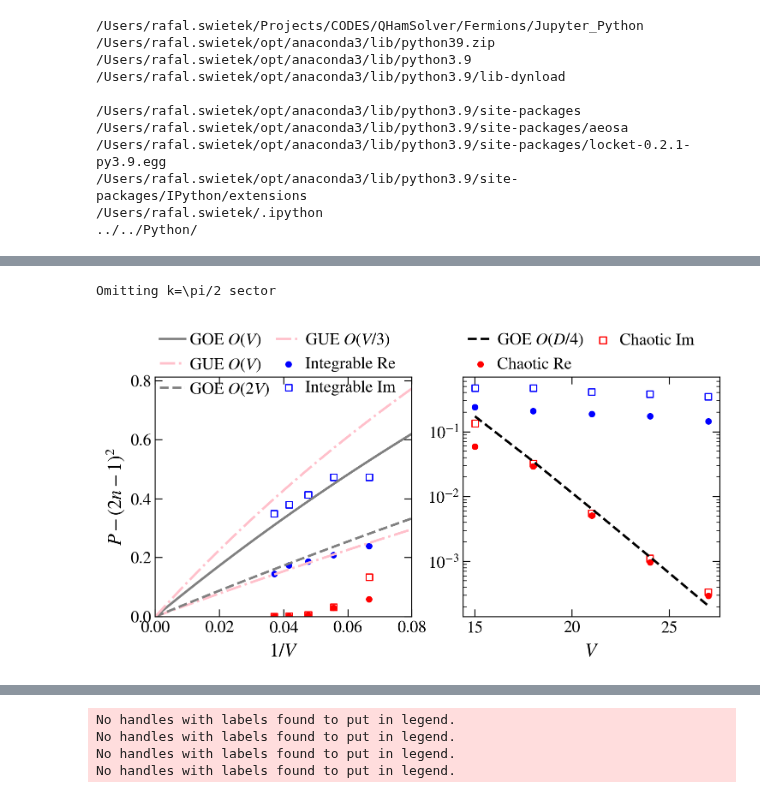
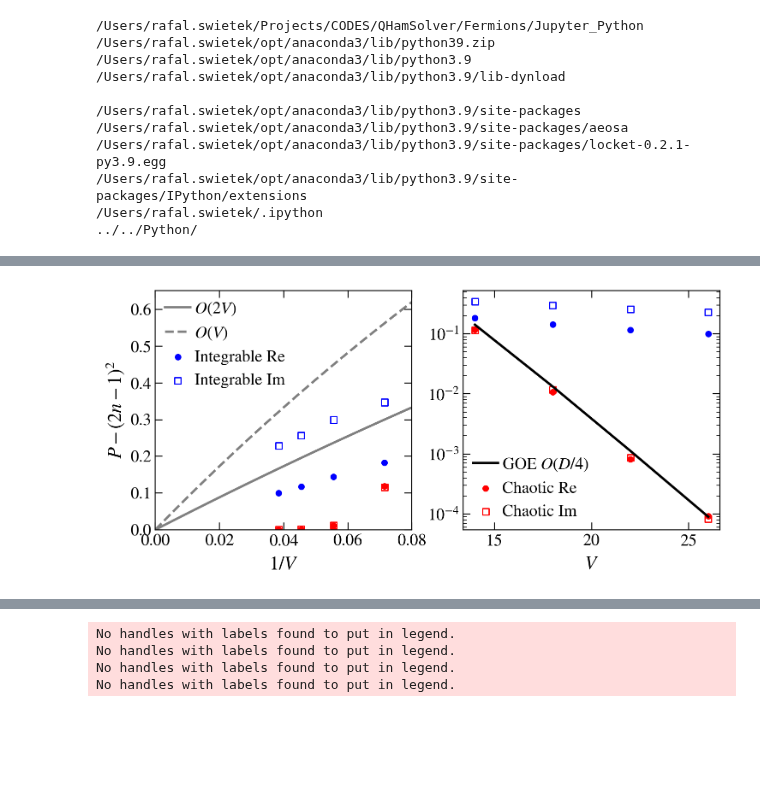
Before and after one commit to Rafal-Swietek/QHamSolver, a Jupyter notebook: Fermions/Jupyter_Python/entropy.ipynb, the cells around one changed output, grey strips where cells are left out. Cells and saved outputs as stored; diff of their text form; code cells hidden in the pictures; blank space fills up the shorter version.

```diff
--- a/Fermions/Jupyter_Python/entropy.ipynb
+++ b/Fermions/Jupyter_Python/entropy.ipynb
@@ -156,11 +156,11 @@ mu=1
 
 fig, axis = plt.subplots( nrows=1, ncols=1, figsize=(5,4), dpi = 200, sharey=True)
 
-n = 1/2
+nx = 1/2
 
-for iin, n in enumerate( [1/2] ):
+for iin, n in enumerate( [nx] ):
     f = 1
-    sizes = np.arange(14, 27, 2) if n == 1/2 else np.arange(15, 28, 3)
+    sizes = np.arange(14, 27, 2) if n == 1/2 else np.arange(15, 29, 3)
 
 
     NonGauss_int = np.zeros(sizes.shape)
@@ -174,7 +174,8 @@ for iin, n in enumerate( [1/2] ):
 
         dim_tot = 0
         dim_tot2 = 0
-        for [ks, ps, zxs] in imag_sec:
+        for [ks, ps, zxs] in real_sec+imag_sec:
+        # for [ks, ps, zxs] in real_sec:
         # for [ks, ps, zxs] in [ [1,1,1] ]:
             factor = 1 if ks == 0 or ks == L / 2 else 2
             V1 = 1.1
@@ -227,8 +228,8 @@ for iin, n in enumerate( [1/2] ):
         NonGauss_int[iiL] /= dim_tot
         NonGauss_ch[iiL] /= dim_tot2
         print(dim_tot, binom(L, N))
-    axis.scatter(sizes, 1 - NonGauss_int, s=30, label='Integrable', color='blue', marker='s' if iin else 'o', facecolor='None' if iin else 'blue')
-    axis.scatter(sizes, 1 - NonGauss_ch,  s=30, label='Chaotic'   , color='red',  marker='s' if iin else 'o', facecolor='None' if iin else 'red')
+    axis.scatter(sizes, 1 - NonGauss_int, s=50, label='Integrable', color='blue', marker='s' if iin else 'o', facecolor='None' if iin else 'blue')
+    axis.scatter(sizes, 1 - NonGauss_ch,  s=50, label='Chaotic'   , color='red',  marker='s' if iin else 'o', facecolor='None' if iin else 'red')
 
 # print(1 - NonGauss_ch)
 
@@ -236,8 +237,8 @@ for iin, n in enumerate( [1/2] ):
 # z = np.linspace(min(sizes)-1, max(sizes)+1, 1000)
 # axis.plot(z, 1-NonGaussianity(0.4/z, n=10, ens=1), ls='--', color='gray', lw=2)
 # axis.plot(z, 1-NonGaussianity(1/3/z, n=20, ens=1), ls='--', color='gray', lw=2, label=r"GUE $O(L/2)$")
-axis.plot(sizes, 1 - NonGaussianity( dims/9, n=4, ens=0), ls='-.', color='orange', lw=2, label=r"GOE $O(D/9)$")
-axis.plot(sizes, 1 - NonGaussianity( dims/16, n=4, ens=1), ls='--', color='green', lw=2, label=r"GUE $O(D/16)$")
+axis.plot(sizes, 1 - NonGaussianity( dims/10, n=4, ens=0), ls='-.', color='k', lw=2, label=r"GOE $O(D/10)$")
+# axis.plot(sizes, 1 - NonGaussianity( dims/16, n=4, ens=1), ls='--', color='green', lw=2, label=r"GUE $O(D/16)$")
 # axis.plot(z, 1-NonGaussianity(0.1 * 2**(1/z), n=2, ens=0), ls=':', color='red', lw=2)
 
 # axis.axhline(y = 1-NonGaussianity(22, n=3, ens=0), ls='--', color='gray')
@@ -265,9 +266,9 @@ mu=1
 
 fig, axis = plt.subplots( nrows=1, ncols=2, figsize=(8.5,3.7), dpi = 200, sharex=False)
 
-n = 1/3
+n = 1/2
 f = 1
-sizes = np.arange(14, 29, 4) if n == 1/2 else np.arange(15, 28, 3)
+sizes = np.arange(14, 27, 4) if n == 1/2 else np.arange(15, 31, 3)
 
 Purity_int_re = np.zeros(sizes.shape)
 Purity_int_im = np.zeros(sizes.shape)
@@ -292,6 +293,7 @@ for iiL, L in enumerate(sizes):
     dim_tot_ch = 0
     dim_tot_ch_im = 0
     for [ks, ps, zxs] in real_sec + imag_sec:
+    # for [ks, ps, zxs] in imag_sec:
     # for [ks, ps, zxs] in [[0, 1, 1], [1, 1, 1]]:
         if ks == L / 4: print("Omitting k=\pi/2 sector"); continue;
     # for [ks, ps, zxs] in [[1, 1, 1]]:
@@ -366,16 +368,16 @@ for iiL, L in enumerate(sizes):
                         dim_tot_ch += factor * dim
                     else:
                         Purity_ch_im[iiL] += dim * factor * np.mean(P)
-                        Chaotic_GUE[iiL] += dim * factor * 4 / (1 + dim)
+                        Chaotic_GUE[iiL] += dim * factor
                         dim_tot_ch_im += factor * dim
         else:
             print(name)
     Purity_int_tot[iiL] = (Purity_int_re[iiL] + Purity_int_im[iiL]) / (dim_tot + dim_tot_im)
 
-    Purity_int_re[iiL] /= dim_tot
-    Purity_int_im[iiL] /= dim_tot_im
-    Purity_ch_re[iiL] /= dim_tot_ch
-    Purity_ch_im[iiL] /= dim_tot_ch_im
+    if dim_tot > 0: Purity_int_re[iiL] /= dim_tot
+    if dim_tot_im > 0: Purity_int_im[iiL] /= dim_tot_im
+    if dim_tot_ch > 0: Purity_ch_re[iiL] /= dim_tot_ch
+    if dim_tot_ch_im > 0: Purity_ch_im[iiL] /= dim_tot_ch_im
     # Purity_ch_tot[iiL] = (Purity_ch_re[iiL] + Purity_ch_im[iiL]) / (dim_tot + dim_tot_im)
 
     # Chaotic_GOE[iiL] /= (dim_tot_ch + dim_tot_ch_im)
@@ -390,46 +392,62 @@ Chaotic_GUE = 4 / (1 + dims/4)
 axis[0].scatter(1/sizes, Purity_int_re, s=20, label='Integrable Re', color='blue')
 axis[1].scatter(sizes, Purity_int_re, s=20, color='blue')
 
 axis[0].scatter(1/sizes, Purity_ch_re, s=20, color='red')
 # axis[1].scatter(sizes, Purity_ch_re, s=20, label='Chaotic Re', color='red')
 axis[1].scatter(sizes, Purity_ch_re, s=20, label='Chaotic Re', color='red')
 
 axis[0].scatter(1/sizes, Purity_int_im, s=30, color = 'blue', marker='s', facecolor='None', label='Integrable Im')
 axis[1].scatter(sizes, Purity_int_im, s=30, color = 'blue', marker='s', facecolor='None')
 
 axis[0].scatter(1/sizes, Purity_ch_im, s=30, color = 'red', marker='s', facecolor='None')
 # axis[1].scatter(sizes, Purity_ch_im, s=30, color = 'red', marker='s', facecolor='None', label='Chaotic Im')
 axis[1].scatter(sizes, Purity_ch_im, s=30, color = 'red', marker='s', facecolor='None', label='Chaotic Im')
 
 z = np.linspace(0, 0.08, 1000)
-axis[0].plot(z, 9 / (2 + 1/z), ls='-', lw=2, color='gray', label=r"GOE $O(V)$")
-axis[0].plot(z, 4 / (1 + 1/z), ls='-.', lw=2, color='pink', label=r"GUE $O(V)$")
-axis[0].plot(z, 9 / (2 + 2/z), ls='--', lw=2, color='gray', label=r"GOE $O(2V)$")
-axis[0].plot(z, 4 / (1 + 1/3/z), ls='-.', lw=2, color='pink', label=r"GUE $O(V/3)$")
+axis[0].plot(z, 9 / (2 + 2/z), ls='-', lw=2, color='gray', label=r"$O(2V)$")
+# axis[0].plot(z, 4 / (1 + 1/z), ls='-.', lw=2, color='pink', label=r"GUE $O(V)$")
+axis[0].plot(z, 9 / (2 + 1/z), ls='--', lw=2, color='gray', label=r"$O(V)$")
+# axis[0].plot(z, 4 / (1 + 1/3/z), ls='-.', lw=2, color='pink', label=r"GUE $O(V/3)$")
 # axis[0].plot(z, 4 / (1 + 1/3/z), ls='-.', lw=2, color='pink', label=r"GUE $O(V)$")
-# def fit_purity(x, a, b):
-#     return 4 / (1 + b * x)
+# def fit_purity(x: float, a: int, b: int):
+#     return 9 / (2 + b * x)
 
 # pars, pconv, fit_info, msg, _ = fit(fit_purity,
 #                         xdata = sizes[1:],
 #                         ydata = Purity_int_im[1:],
 #                         full_output=True, maxfev=10000)
+# print("Imag", *pars)
+# xx = np.linspace(0, max(1/sizes), 10000)
+# axis[0].plot( xx, fit_purity(1/xx, *pars), ls='-',  color = 'blue')
+
+
+# pars, pconv, fit_info, msg, _ = fit(fit_purity,
+#                         xdata = sizes[1:],
+#                         ydata = Purity_int_re[1:],
+#                         full_output=True, maxfev=10000)
+# print("Real", *pars)
+# axis[0].plot( xx, fit_purity(1/xx, *pars), ls='-.',  color = 'blue')
+
+# xx = np.linspace(dims[0]/2, dims[-1]*2, 10000)
+# pars, pconv, fit_info, msg, _ = fit(fit_purity,
+#                         xdata = 2**sizes[1:],
+#                         ydata = Purity_ch_re[1:],
+#                         full_output=True, maxfev=10000)
 # print(*pars)
-# xx = np.linspace(0, max(1/sizes), 10000)
-# axis[0].plot( xx, fit_purity(1/xx, *pars), ls='--',  color = 'blue')
+# xx = np.linspace(min(sizes)-1, max(sizes)+1, 10000)
+# axis[1].plot(xx, fit_purity(2**xx, *pars), ls='-',  color = 'red')
 
-axis[1].plot(sizes, Chaotic_GOE, ls='--', lw=2, color='k', label=r"GOE $O(D/4)$")
+axis[1].plot(sizes, Chaotic_GOE, ls='-', lw=2, color='k', label=r"GOE $O(D/4)$")
 # axis[1].plot(sizes, Chaotic_GUE, ls=':',  lw=2, color='green', label=r"GUE $O(D/4)$")
 
 fig_help.set_plot_elements(axis[0], ylabel=r"$P-(2n-1)^2$", xlabel=r"$1/V$", font_size=14, set_legend=True, xlim=(0, 0.08), xscale='linear', yscale='linear')
-fig_help.set_legend(axis[0], fontsize=14, loc = 'upper left', ncol=2, columnspacing=0.4, frameon=False, anchor=(-0.04, 1.25))
+fig_help.set_legend(axis[0], fontsize=14, loc = 'upper left', ncol=1, columnspacing=0.4, frameon=False, anchor=(-0.02, 1.02))
 fig_help.set_plot_elements(axis[1], ylabel=r"", xlabel=r"$V$", font_size=14, set_legend=True, xscale='linear', yscale='log')
-fig_help.set_legend(axis[1], fontsize=14, loc = 'upper left', ncol=2, columnspacing=0.4, frameon=False, anchor=(-0.04, 1.25))
+fig_help.set_legend(axis[1], fontsize=14, loc = 'lower left', ncol=1, columnspacing=0.4, frameon=False, anchor=(-0.02, -0.02))
 axis[0].set_ylim(0, None)
 fig.savefig("plots_mixing/Fig2.pdf", bbox_inches = 'tight', pad_inches=0.02)
 # %% [output]
-Omitting k=\pi/2 sector
-[figure, old version]
+[figure, new version]
 # %%
 t1=1
 t2=0
```
Also changed, not shown: parts of 2 cells of this notebook, 3 other files.
